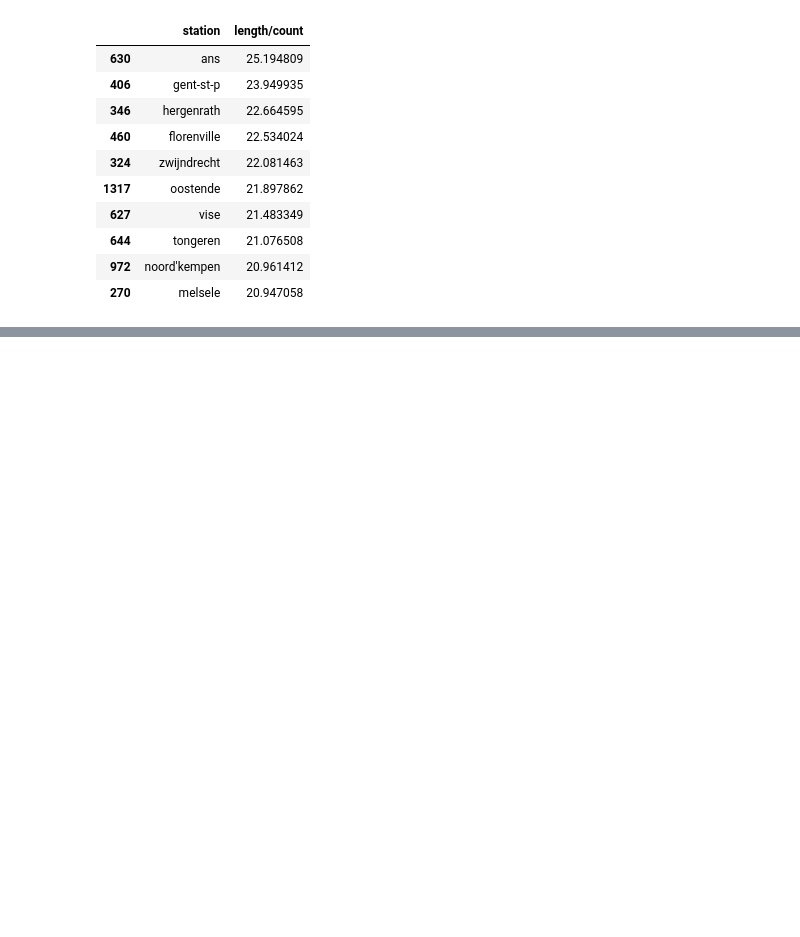
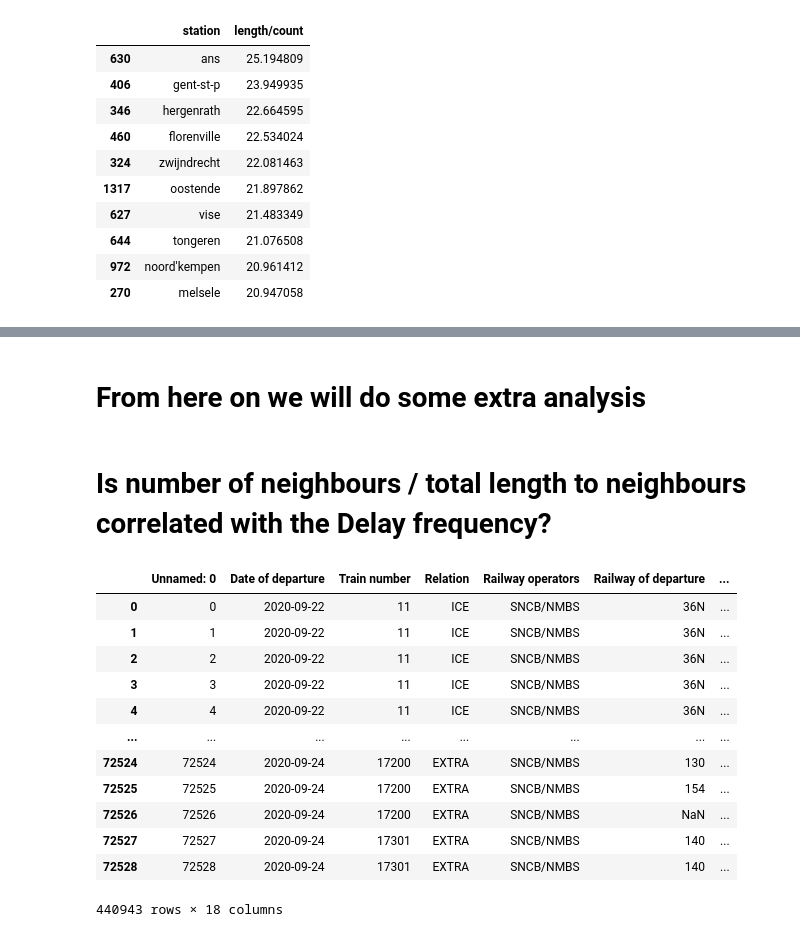
Before and after one commit to Seoyangsam/ACRM, a Jupyter notebook: src/Q12.ipynb, the cells around one changed output, grey strips where cells are left out. Cells and saved outputs as stored; diff of their text form; code cells hidden in the pictures; blank space fills up the shorter version.

Commit message:
extra insights Q10, 12

```diff
--- a/src/Q12.ipynb
+++ b/src/Q12.ipynb
@@ -163,0 +164,21 @@ stations_distance["length/count"].plot.hist()
+# %% [markdown]
+# From here on we will do some extra analysis
+# %% [markdown]
+# Is number of neighbours / total length to neighbours correlated with the Delay frequency?
+# %%
+trips = data.full_trips
+trips
+# %% [output]
+|  | Unnamed: 0 | Date of departure | Train number | Relation | Railway operators | Railway of departure | ... |
+| 0 | 0 | 2020-09-22 | 11 | ICE | SNCB/NMBS | 36N | ... |
+| 1 | 1 | 2020-09-22 | 11 | ICE | SNCB/NMBS | 36N | ... |
+| 2 | 2 | 2020-09-22 | 11 | ICE | SNCB/NMBS | 36N | ... |
+| 3 | 3 | 2020-09-22 | 11 | ICE | SNCB/NMBS | 36N | ... |
+| 4 | 4 | 2020-09-22 | 11 | ICE | SNCB/NMBS | 36N | ... |
+| ... | ... | ... | ... | ... | ... | ... | ... |
+| 72524 | 72524 | 2020-09-24 | 17200 | EXTRA | SNCB/NMBS | 130 | ... |
+| 72525 | 72525 | 2020-09-24 | 17200 | EXTRA | SNCB/NMBS | 154 | ... |
+| 72526 | 72526 | 2020-09-24 | 17200 | EXTRA | SNCB/NMBS | NaN | ... |
+| 72527 | 72527 | 2020-09-24 | 17301 | EXTRA | SNCB/NMBS | 140 | ... |
+| 72528 | 72528 | 2020-09-24 | 17301 | EXTRA | SNCB/NMBS | 140 | ... |
+440943 rows × 18 columns
```
Also changed, not shown: parts of 24 cells of this notebook, 3 other files.
